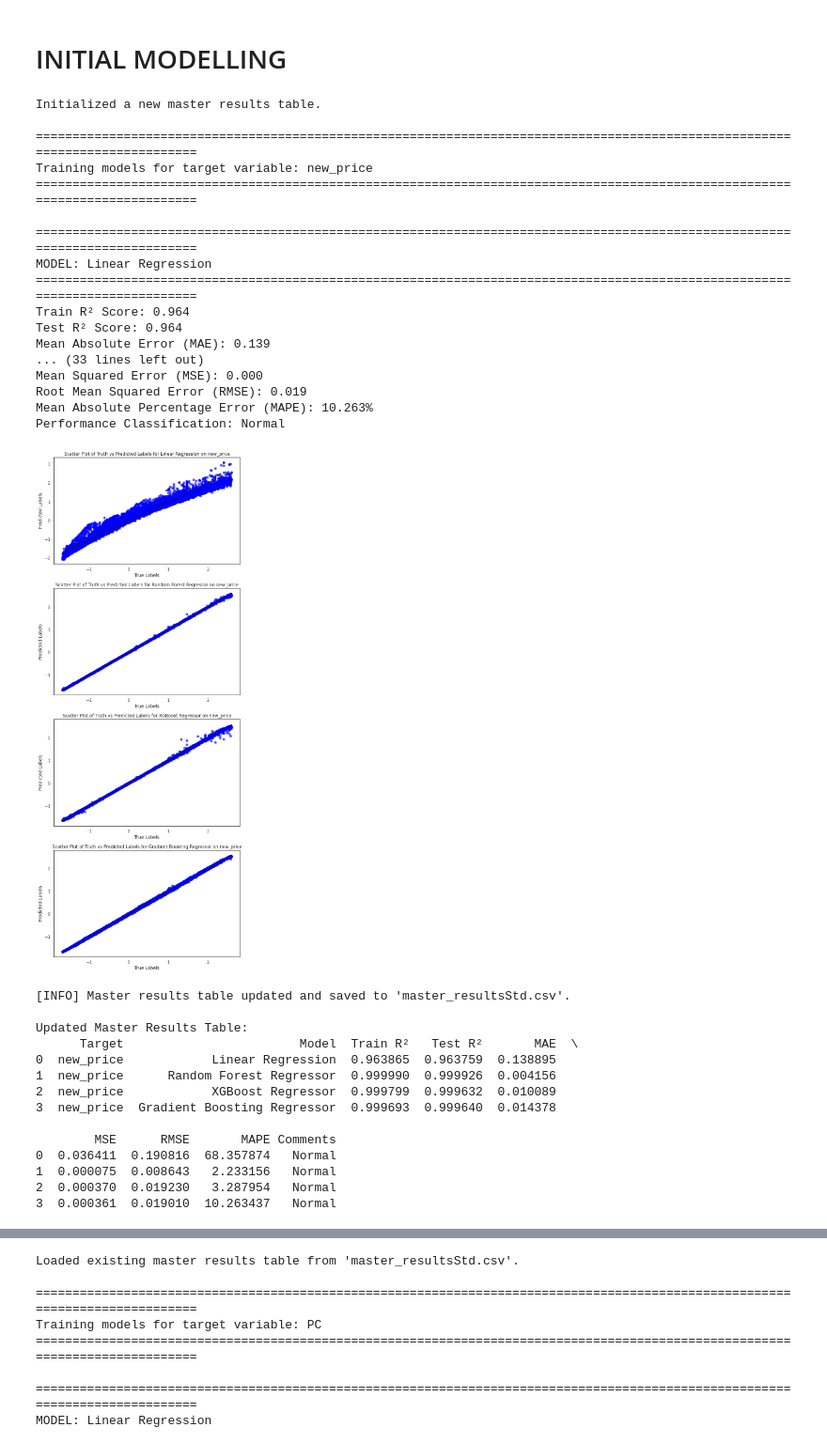
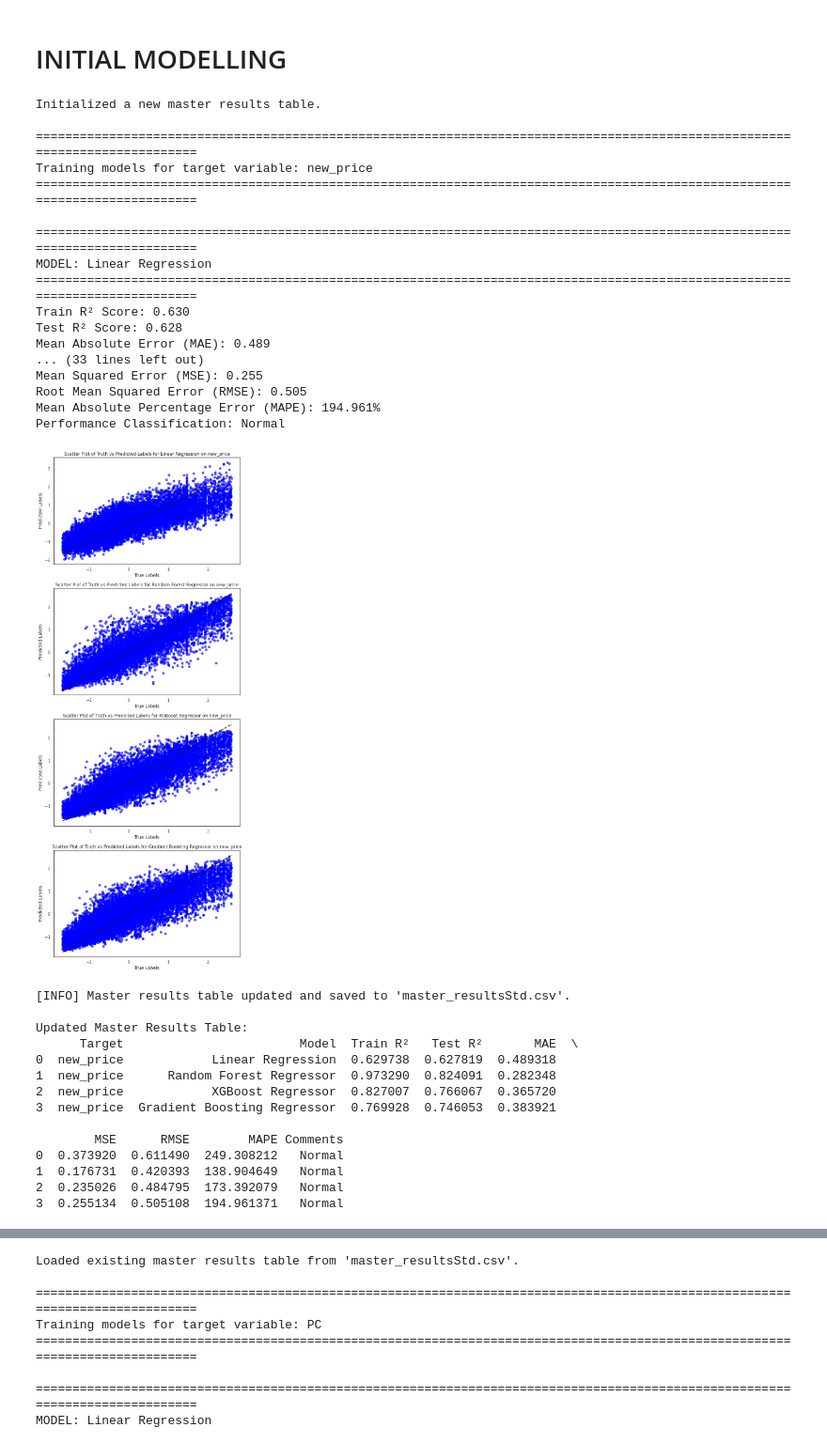
Before and after one commit to TimH2024/MSC-M5-Project, a Jupyter notebook: 4_Std_dataset_initial_modelling_(all_simple_models).ipynb, the cells around one changed output, grey strips where cells are left out. Shown at 94% size. Saved outputs shown, nothing was run; the diff lists cells and outputs as text; code cells hidden in the pictures.

```diff
--- a/4_Std_dataset_initial_modelling_(all_simple_models).ipynb
+++ b/4_Std_dataset_initial_modelling_(all_simple_models).ipynb
@@ -273,9 +273,16 @@ import pandas as pd
 import matplotlib.pyplot as plt
 import os
 
+
+# Define the feature exclusion list
+excluded_features = [
+    'unit_rate'
+]
+
 # Define the feature matrix (X) and target variables (y)
-features = merged_dataset.drop(columns=['new_price', 'PC'])  # Drop the target columns from features
-target_Std = merged_dataset[['new_price']]  # Include only 'new_price' as the target
+features = merged_dataset.drop(columns=['new_price', 'PC'])  # Drop target columns
+features = features[[col for col in features.columns if col not in excluded_features]]  # Exclude specific features
+target_Std = merged_dataset[['new_price']]  # Include target variables
 
 X = features.copy()
 y = target_Std.copy()
@@ -407,51 +414,51 @@ plt.show()
 
 # Update the master results table
 if new_results:
     # Remove existing rows for the current target to ensure overwriting
     master_resultsStd = master_resultsStd[master_resultsStd["Target"] != target_name]
 
     # Add the new results to the table
     master_resultsStd = pd.concat([master_resultsStd, pd.DataFrame(new_results)], ignore_index=True)
 
     # Save the updated master results table
     master_resultsStd.to_csv(MASTER_RESULTS_FILE, index=False)
     print(f"[INFO] Master results table updated and saved to '{MASTER_RESULTS_FILE}'.")
 else:
     print("[WARNING] No new results to add to the master table.")
 
 # Display the updated master results table
 print("\nUpdated Master Results Table:")
 print(master_resultsStd)
 # %% [output]
 Initialized a new master results table.
 
 =============================================================================================================================
 Training models for target variable: new_price
 =============================================================================================================================
 
 =============================================================================================================================
 MODEL: Linear Regression
 =============================================================================================================================
-Train R² Score: 0.964
-Test R² Score: 0.964
-Mean Absolute Error (MAE): 0.139
+Train R² Score: 0.630
+Test R² Score: 0.628
+Mean Absolute Error (MAE): 0.489
 ... (33 lines left out)
-Mean Squared Error (MSE): 0.000
-Root Mean Squared Error (RMSE): 0.019
-Mean Absolute Percentage Error (MAPE): 10.263%
+Mean Squared Error (MSE): 0.255
+Root Mean Squared Error (RMSE): 0.505
+Mean Absolute Percentage Error (MAPE): 194.961%
 Performance Classification: Normal
-[figure, old version]
+[figure, new version]
 [INFO] Master results table updated and saved to 'master_resultsStd.csv'.
 
 Updated Master Results Table:
       Target                        Model  Train R²   Test R²       MAE  \
-0  new_price            Linear Regression  0.963865  0.963759  0.138895
-1  new_price      Random Forest Regressor  0.999990  0.999926  0.004156
-2  new_price            XGBoost Regressor  0.999799  0.999632  0.010089
-3  new_price  Gradient Boosting Regressor  0.999693  0.999640  0.014378
+0  new_price            Linear Regression  0.629738  0.627819  0.489318
+1  new_price      Random Forest Regressor  0.973290  0.824091  0.282348
+2  new_price            XGBoost Regressor  0.827007  0.766067  0.365720
+3  new_price  Gradient Boosting Regressor  0.769928  0.746053  0.383921
 
-        MSE      RMSE       MAPE Comments
-0  0.036411  0.190816  68.357874   Normal
-1  0.000075  0.008643   2.233156   Normal
-2  0.000370  0.019230   3.287954   Normal
-3  0.000361  0.019010  10.263437   Normal
+        MSE      RMSE        MAPE Comments
+0  0.373920  0.611490  249.308212   Normal
+1  0.176731  0.420393  138.904649   Normal
+2  0.235026  0.484795  173.392079   Normal
+3  0.255134  0.505108  194.961371   Normal
```
Also changed, not shown: parts of 11 cells of this notebook.
